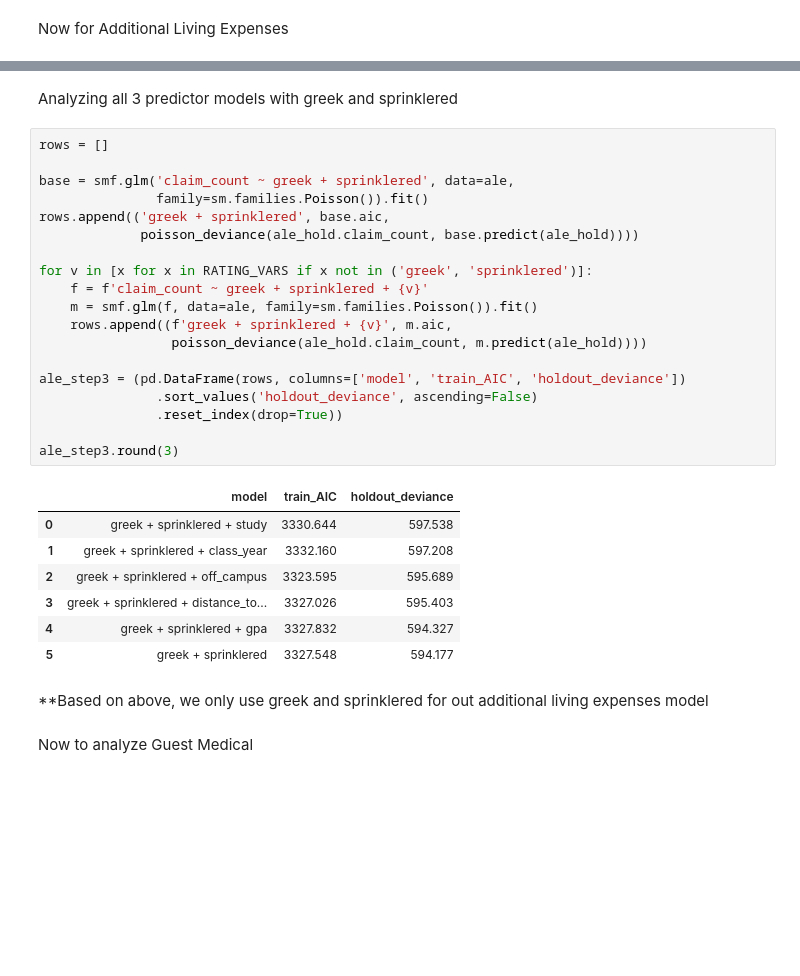
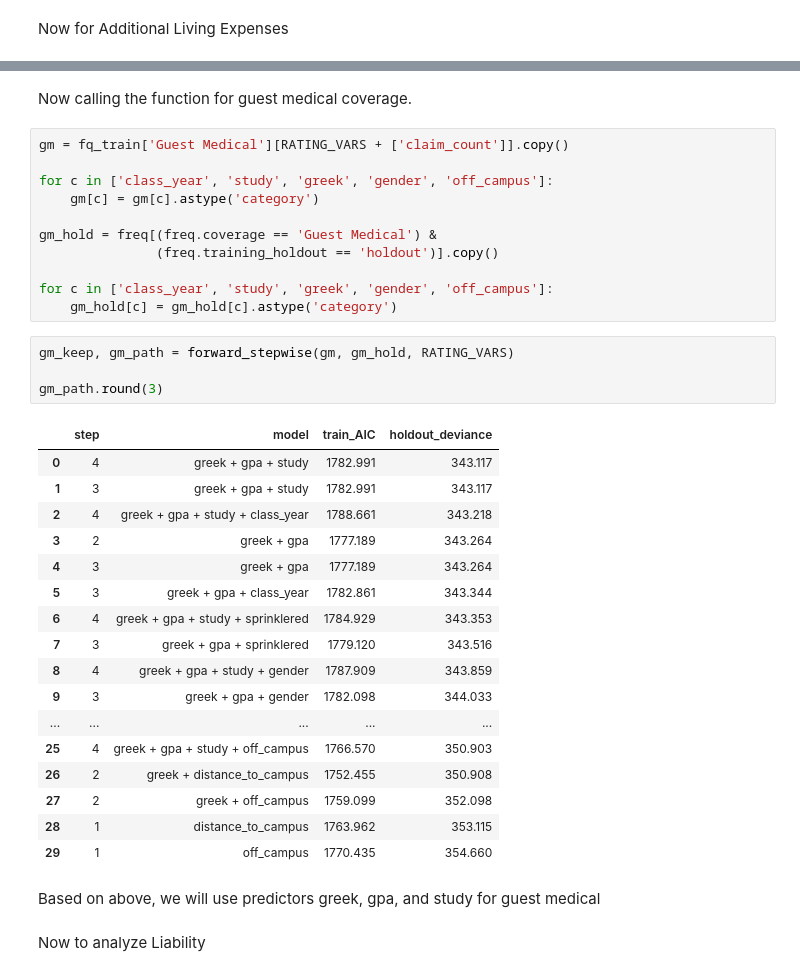
Before and after one commit to PabloRuizVelasco/ActuarialCaseStudy, a Jupyter notebook: notebooks/06_FrequencyModeling.ipynb, the cells around one changed output, grey strips where cells are left out. Drawn from its saved outputs; the diff is of its cells as text; blank space fills up the shorter version.

```diff
--- a/notebooks/06_FrequencyModeling.ipynb
+++ b/notebooks/06_FrequencyModeling.ipynb
@@ -319,33 +301,39 @@ ale_step2.round(3)
-# %% [markdown]
-Analyzing all 3 predictor models with greek and sprinklered
-# %%
-rows = []
-
-base = smf.glm('claim_count ~ greek + sprinklered', data=ale,
-               family=sm.families.Poisson()).fit()
-rows.append(('greek + sprinklered', base.aic,
-             poisson_deviance(ale_hold.claim_count, base.predict(ale_hold))))
-
-for v in [x for x in RATING_VARS if x not in ('greek', 'sprinklered')]:
-    f = f'claim_count ~ greek + sprinklered + {v}'
-    m = smf.glm(f, data=ale, family=sm.families.Poisson()).fit()
-    rows.append((f'greek + sprinklered + {v}', m.aic,
-                 poisson_deviance(ale_hold.claim_count, m.predict(ale_hold))))
-
-ale_step3 = (pd.DataFrame(rows, columns=['model', 'train_AIC', 'holdout_deviance'])
-               .sort_values('holdout_deviance', ascending=False)
-               .reset_index(drop=True))
-
-ale_step3.round(3)
-# %% [output]
-|  | model | train_AIC | holdout_deviance |
-| 0 | greek + sprinklered + study | 3330.644 | 597.538 |
-| 1 | greek + sprinklered + class_year | 3332.160 | 597.208 |
-| 2 | greek + sprinklered + off_campus | 3323.595 | 595.689 |
-| 3 | greek + sprinklered + distance_to... | 3327.026 | 595.403 |
-| 4 | greek + sprinklered + gpa | 3327.832 | 594.327 |
-| 5 | greek + sprinklered | 3327.548 | 594.177 |
-# %% [markdown]
-**Based on above, we only use greek and sprinklered for out additional living expenses model
-# %% [markdown]
-Now to analyze Guest Medical
+# %% [markdown]
+Now calling the function for guest medical coverage.
+# %%
+gm = fq_train['Guest Medical'][RATING_VARS + ['claim_count']].copy()
+
+for c in ['class_year', 'study', 'greek', 'gender', 'off_campus']:
+    gm[c] = gm[c].astype('category')
+
+gm_hold = freq[(freq.coverage == 'Guest Medical') &
+               (freq.training_holdout == 'holdout')].copy()
+
+for c in ['class_year', 'study', 'greek', 'gender', 'off_campus']:
+    gm_hold[c] = gm_hold[c].astype('category')
+# %%
+gm_keep, gm_path = forward_stepwise(gm, gm_hold, RATING_VARS)
+
+gm_path.round(3)
+# %% [output]
+|  | step | model | train_AIC | holdout_deviance |
+| 0 | 4 | greek + gpa + study | 1782.991 | 343.117 |
+| 1 | 3 | greek + gpa + study | 1782.991 | 343.117 |
+| 2 | 4 | greek + gpa + study + class_year | 1788.661 | 343.218 |
+| 3 | 2 | greek + gpa | 1777.189 | 343.264 |
+| 4 | 3 | greek + gpa | 1777.189 | 343.264 |
+| 5 | 3 | greek + gpa + class_year | 1782.861 | 343.344 |
+| 6 | 4 | greek + gpa + study + sprinklered | 1784.929 | 343.353 |
+| 7 | 3 | greek + gpa + sprinklered | 1779.120 | 343.516 |
+| 8 | 4 | greek + gpa + study + gender | 1787.909 | 343.859 |
+| 9 | 3 | greek + gpa + gender | 1782.098 | 344.033 |
+| ... | ... | ... | ... | ... |
+| 25 | 4 | greek + gpa + study + off_campus | 1766.570 | 350.903 |
+| 26 | 2 | greek + distance_to_campus | 1752.455 | 350.908 |
+| 27 | 2 | greek + off_campus | 1759.099 | 352.098 |
+| 28 | 1 | distance_to_campus | 1763.962 | 353.115 |
+| 29 | 1 | off_campus | 1770.435 | 354.660 |
+# %% [markdown]
+Based on above, we will use predictors greek, gpa, and study for guest medical
+# %% [markdown]
+Now to analyze Liability
```
Also changed, not shown: parts of 15 cells of this notebook, 2 other files.
